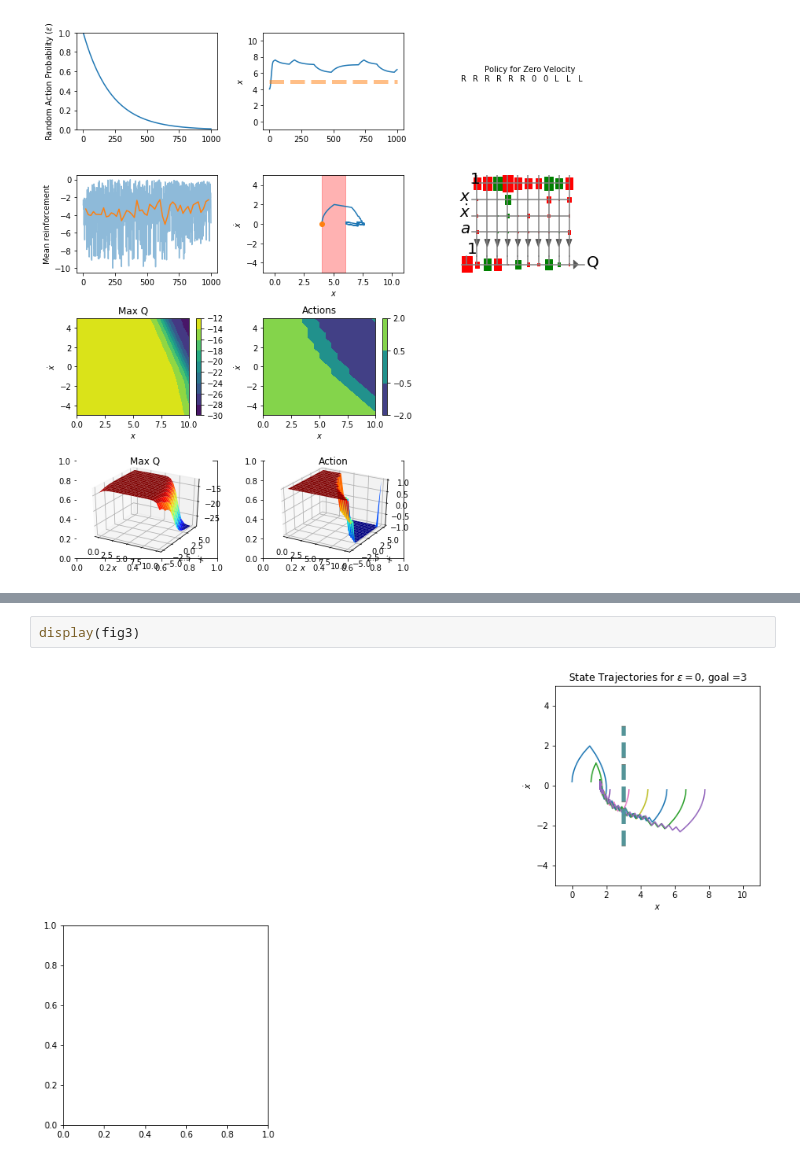
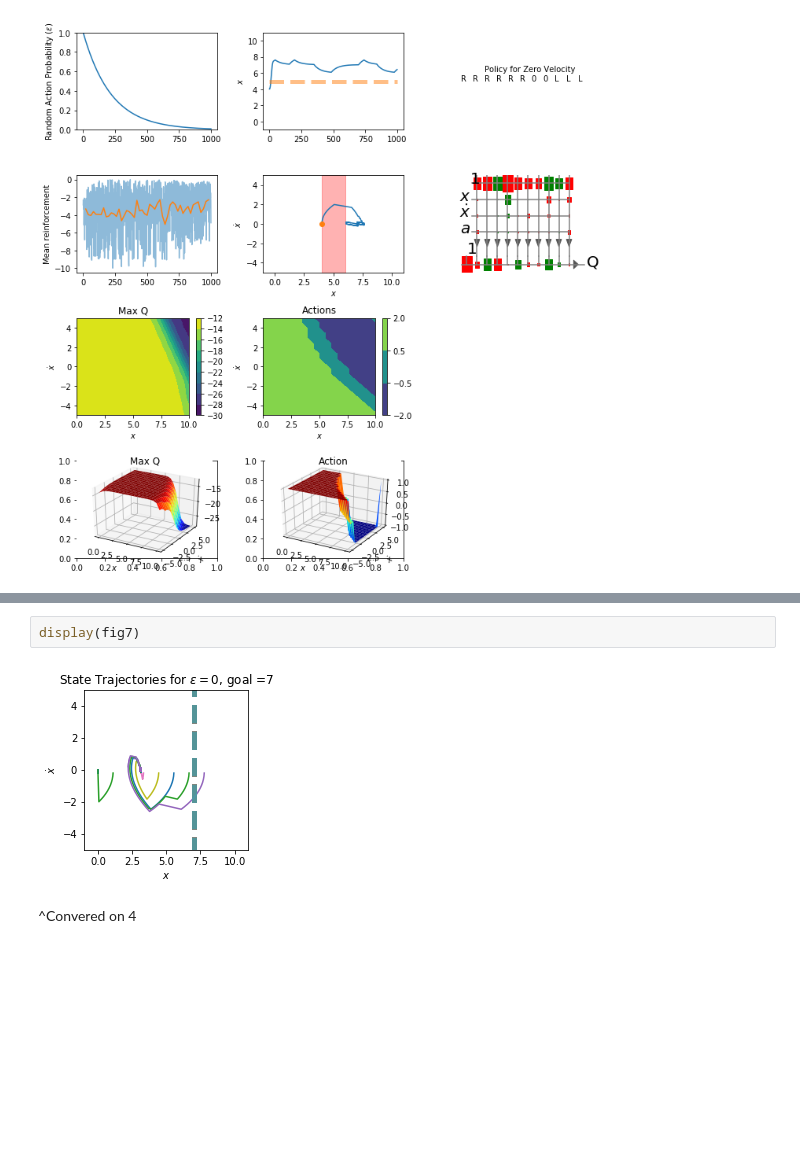
Before and after one commit to jayzym/cs445, a Jupyter notebook: A5/Zymbaluk-A5.ipynb, the cells around one changed output, grey strips where cells are left out. Cells and saved outputs as stored; diff of their text form; blank space fills up the shorter version.

```diff
--- a/A5/Zymbaluk-A5.ipynb
+++ b/A5/Zymbaluk-A5.ipynb
@@ -356,5 +377,7 @@ display(fig2)
 # %%
-display(fig3)
+display(fig7)
 # %% [output]
-[figure, old version]
+[figure, new version]
+# %% [markdown]
+^Convered on 4
 # %%
```
Also changed, not shown: parts of 26 cells of this notebook.
